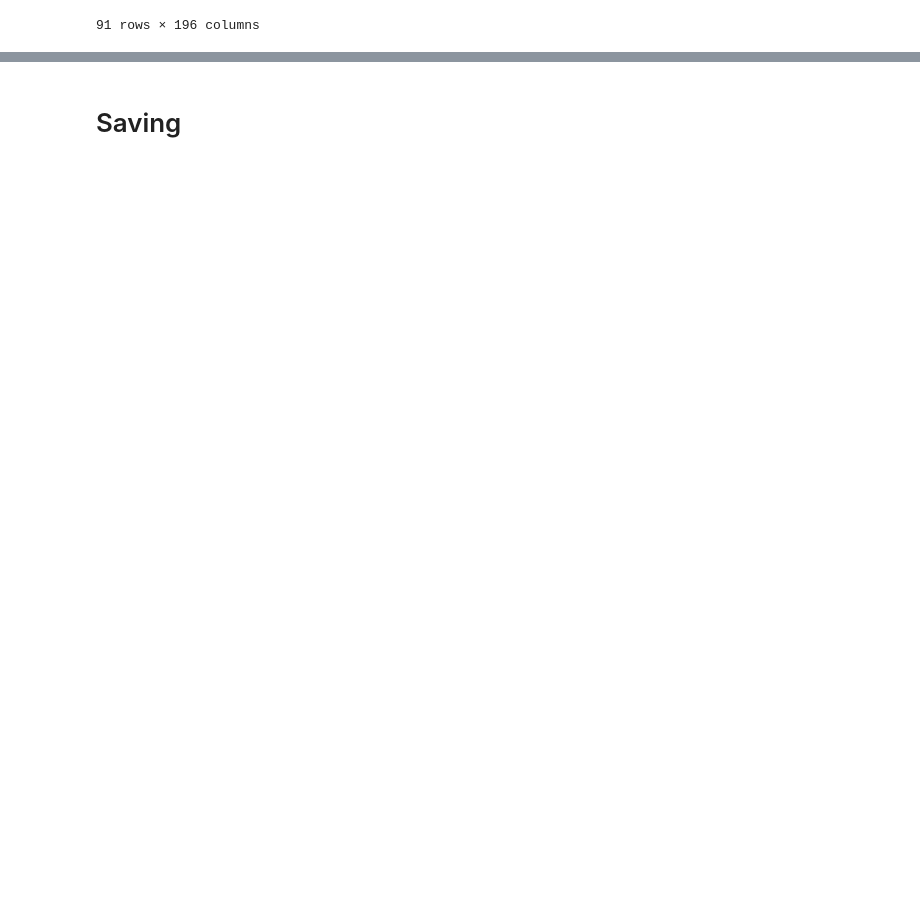
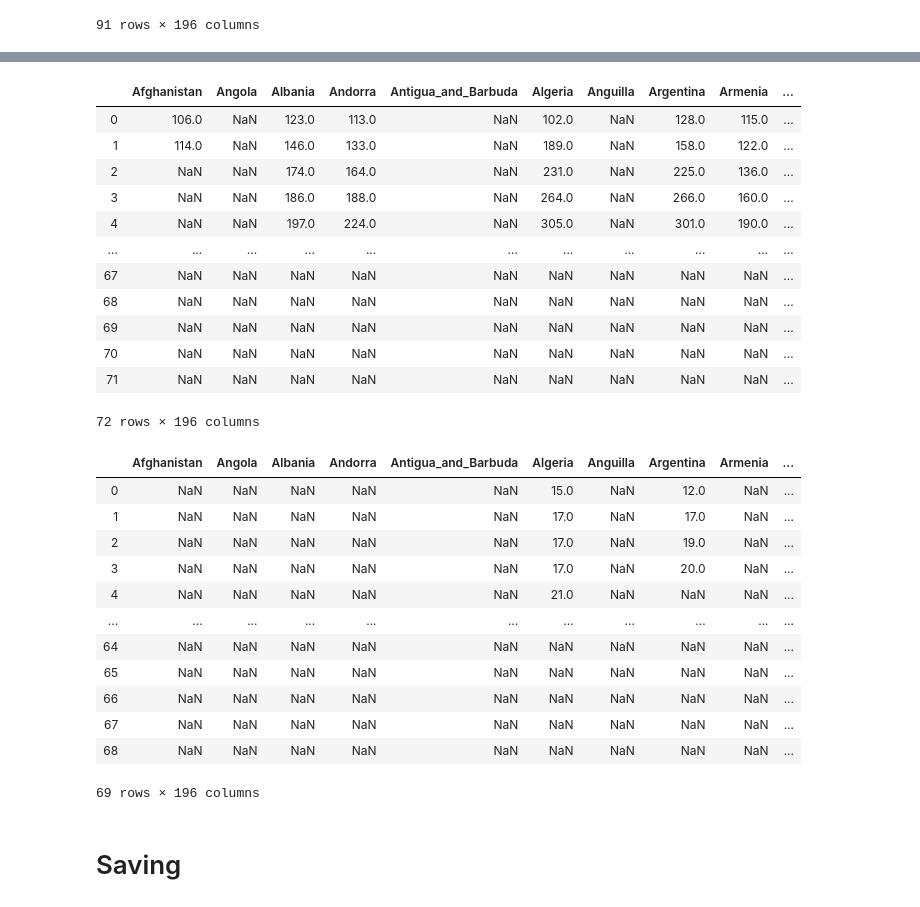
Before and after one commit to simon-verheyen/Portfolio, a Jupyter notebook: COVID-data/Data-Processing.ipynb, the cells around one changed output, grey strips where cells are left out. Saved outputs shown, nothing was run; the diff lists cells and outputs as text; code cells hidden in the pictures; blank space fills up the shorter version.

```diff
--- a/COVID-data/Data-Processing.ipynb
+++ b/COVID-data/Data-Processing.ipynb
@@ -192,27 +191,0 @@ display(df_deaths_relative)
-# %%
-struct_threshold = [('ind', ['100_cases', '10_deaths'])]
-i = 1
-
-for country in countries:
-    cases_start = df_cases_total.loc[df_cases_total[country] > 100]
-
-    if len(cases_start > 0):
-        info = []
-
-        cases_start = cases_start.index[0].date()
-        deaths_start = df_cases_total.loc[df_deaths_total[country] > 10]
-
-        if len(deaths_start) > 0:
-            deaths_start = deaths_start.index[0].date()
-        else:
-            deaths_start = today
-
-        info.append(cases_start)
-        info.append(deaths_start)
-
-        struct_threshold.append((country, info))
-
-d = {title:content for (title, content) in struct_threshold}
-df_thresholds = pd.DataFrame(d).set_index('ind')
-
-display(df_thresholds)
@@ -225,3 +192,46 @@ display(df_thresholds)
+# %%
+dict_cases = {}
+dict_deaths = {}
+
+for country in countries:
+    dict_cases[country] = df_cases_total.loc[df_cases_total[country] > 100][country].reset_index(drop=True)
+    dict_deaths[country] = df_deaths_total.loc[df_deaths_total[country] > 10][country].reset_index(drop=True)
+
+df_cases_threshold = pd.DataFrame(dict_cases)
+df_deaths_threshold = pd.DataFrame(dict_deaths)
+
+df_cases_threshold.dropna(axis=0, how='all', subset=None, inplace=True)
+df_deaths_threshold.dropna(axis=0, how='all', subset=None, inplace=True)
+
+display(df_cases_threshold)
+display(df_deaths_threshold)
+# %% [output]
+|  | Afghanistan | Angola | Albania | Andorra | Antigua_and_Barbuda | Algeria | Anguilla | Argentina | Armenia | ... |
+| 0 | 106.0 | NaN | 123.0 | 113.0 | NaN | 102.0 | NaN | 128.0 | 115.0 | ... |
+| 1 | 114.0 | NaN | 146.0 | 133.0 | NaN | 189.0 | NaN | 158.0 | 122.0 | ... |
+| 2 | NaN | NaN | 174.0 | 164.0 | NaN | 231.0 | NaN | 225.0 | 136.0 | ... |
+| 3 | NaN | NaN | 186.0 | 188.0 | NaN | 264.0 | NaN | 266.0 | 160.0 | ... |
+| 4 | NaN | NaN | 197.0 | 224.0 | NaN | 305.0 | NaN | 301.0 | 190.0 | ... |
+| ... | ... | ... | ... | ... | ... | ... | ... | ... | ... | ... |
+| 67 | NaN | NaN | NaN | NaN | NaN | NaN | NaN | NaN | NaN | ... |
+| 68 | NaN | NaN | NaN | NaN | NaN | NaN | NaN | NaN | NaN | ... |
+| 69 | NaN | NaN | NaN | NaN | NaN | NaN | NaN | NaN | NaN | ... |
+| 70 | NaN | NaN | NaN | NaN | NaN | NaN | NaN | NaN | NaN | ... |
+| 71 | NaN | NaN | NaN | NaN | NaN | NaN | NaN | NaN | NaN | ... |
+72 rows × 196 columns
+|  | Afghanistan | Angola | Albania | Andorra | Antigua_and_Barbuda | Algeria | Anguilla | Argentina | Armenia | ... |
+| 0 | NaN | NaN | NaN | NaN | NaN | 15.0 | NaN | 12.0 | NaN | ... |
+| 1 | NaN | NaN | NaN | NaN | NaN | 17.0 | NaN | 17.0 | NaN | ... |
+| 2 | NaN | NaN | NaN | NaN | NaN | 17.0 | NaN | 19.0 | NaN | ... |
+| 3 | NaN | NaN | NaN | NaN | NaN | 17.0 | NaN | 20.0 | NaN | ... |
+| 4 | NaN | NaN | NaN | NaN | NaN | 21.0 | NaN | NaN | NaN | ... |
+| ... | ... | ... | ... | ... | ... | ... | ... | ... | ... | ... |
+| 64 | NaN | NaN | NaN | NaN | NaN | NaN | NaN | NaN | NaN | ... |
+| 65 | NaN | NaN | NaN | NaN | NaN | NaN | NaN | NaN | NaN | ... |
+| 66 | NaN | NaN | NaN | NaN | NaN | NaN | NaN | NaN | NaN | ... |
+| 67 | NaN | NaN | NaN | NaN | NaN | NaN | NaN | NaN | NaN | ... |
+| 68 | NaN | NaN | NaN | NaN | NaN | NaN | NaN | NaN | NaN | ... |
+69 rows × 196 columns
 # %% [markdown]
 # Saving
 # %%
```
Also changed, not shown: parts of 3 cells of this notebook, 5 other files.
